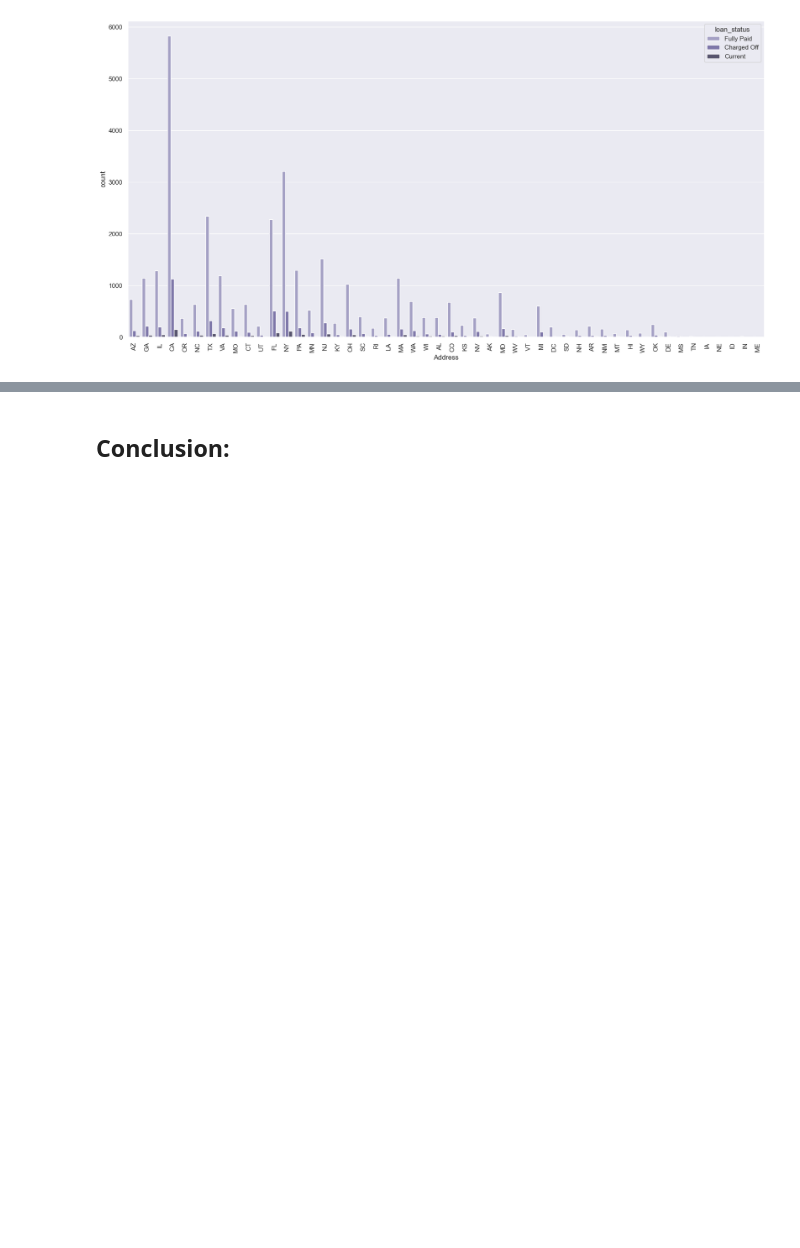
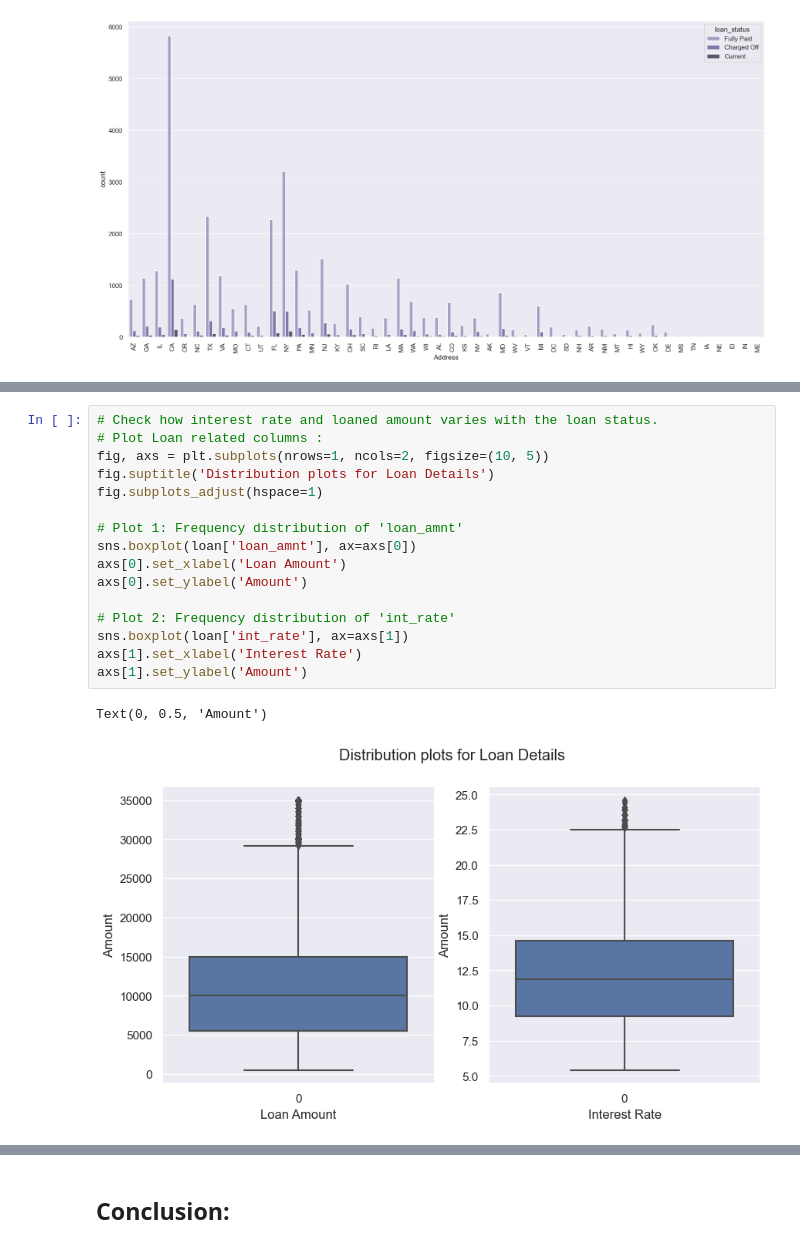
Before and after one commit to MallikaBera/LendingClubCaseStudy, a Jupyter notebook: Code_v02.ipynb, the cells around one changed output, grey strips where cells are left out. Cells and saved outputs as stored; diff of their text form; blank space fills up the shorter version.

```diff
--- a/Code_v02.ipynb
+++ b/Code_v02.ipynb
@@ -711,0 +655,19 @@ We will investigate these attributes together in our bivariate studies.
+# %%
+# Check how interest rate and loaned amount varies with the loan status.
+# Plot Loan related columns :
+fig, axs = plt.subplots(nrows=1, ncols=2, figsize=(10, 5))
+fig.suptitle('Distribution plots for Loan Details')
+fig.subplots_adjust(hspace=1)
+
+# Plot 1: Frequency distribution of 'loan_amnt'
+sns.boxplot(loan['loan_amnt'], ax=axs[0])
+axs[0].set_xlabel('Loan Amount')
+axs[0].set_ylabel('Amount')
+
+# Plot 2: Frequency distribution of 'int_rate'
+sns.boxplot(loan['int_rate'], ax=axs[1])
+axs[1].set_xlabel('Interest Rate')
+axs[1].set_ylabel('Amount')
+# %% [output]
+Text(0, 0.5, 'Amount')
+[figure, added]
```
Also changed, not shown: parts of 19 cells of this notebook.
